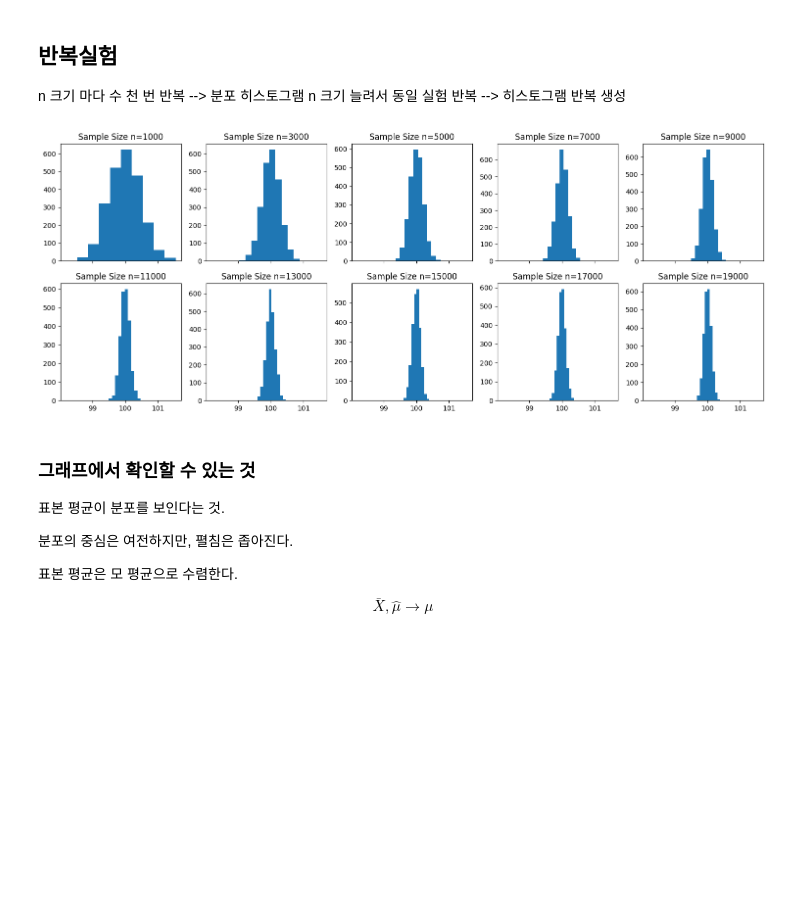
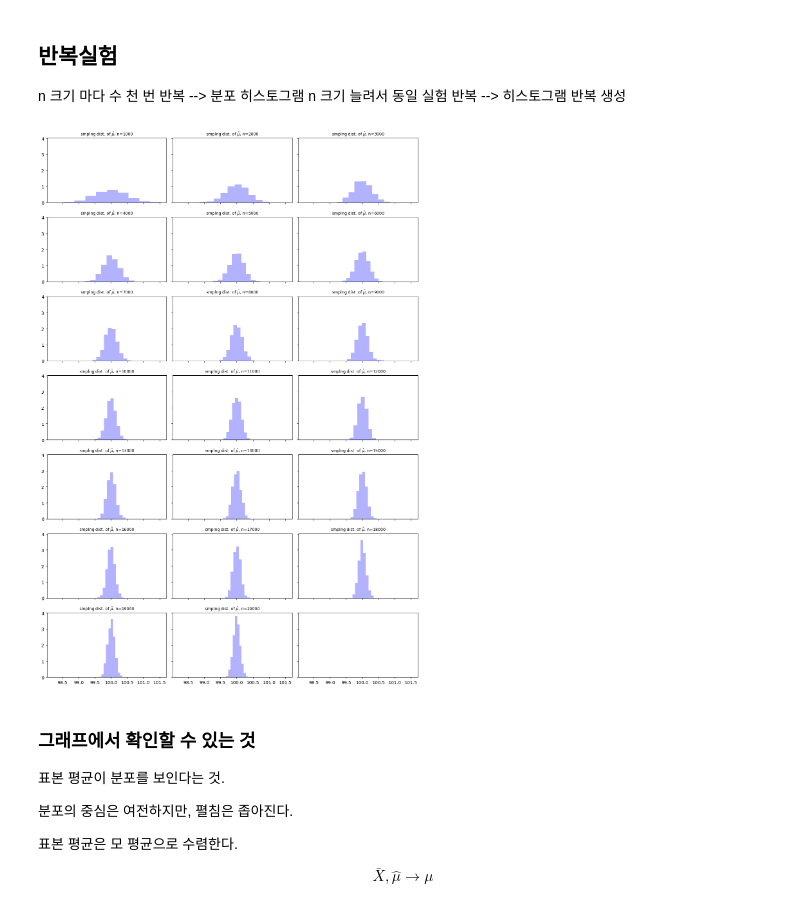
Before and after one commit to bahn28/salad, a Jupyter notebook: a11_lln_00.ipynb, the cells around one changed output. Saved outputs shown, nothing was run; the diff lists cells and outputs as text; code cells hidden in the pictures; blank space fills up the shorter version.

```diff
--- a/a11_lln_00.ipynb
+++ b/a11_lln_00.ipynb
@@ -25,7 +25,7 @@ import matplotlib.pyplot as plt
 # 1000 부터 1000 간격으로 11000까지. 마지막은 포함하지 않으므로, 총 10개 경우임.
 size_beg = 1000
 size_end = 21000
-size_stp = 2000
+size_stp = 1000
 
 # number of iterations, monte carlo simulation given sample size.
 n_itr = 2356    # 주어진 표본크기에서 n_itr 만큼 반복.실험.
@@ -34,12 +34,12 @@ n_itr = 2356    # 주어진 표본크기에서 n_itr 만큼 반복.실험.
 seed = 135678942   # 시드
 
 # 균등분포 시작, 끝, 분산 = (b-a)^2/12 =약 225.33, 표편 약 15.01
+# 정규분포라면 mu, sig 적용.
 x_beg = 74
 x_end = 126
-
-# 정규분포라면 이렇게.
-mu = 100
-sig = 15
+mu = ( x_beg + x_end ) / 2
+var = ( x_end - x_beg )**2 / 12
+sig = np.sqrt(var)
 # %% [markdown]
 ### 균등분포
  $ X_i \sim U(a, b) $이면(균등분포),
@@ -73,56 +73,66 @@ n 크기 늘려서 동일 실험 반복 --> 히스토그램 반복 생성
 # %%
 # 1. 데이터 준비. 읽기. 생성. random number
 rng = np.random.default_rng(seed)
+smpls = np.arange(size_beg, size_end, size_stp) # 다양한 표본 크기 트라이...
 
 # 2. 그림(서브플롯) 생성 준비.
-fig, axes = plt.subplots(nrows=2, ncols=5, figsize=(15, 6), sharex=True)
+sub_n = len(smpls) # 플롯 갯수, 시도하는 표본 크기
+sub_c = 3  # 열 갯수
+sub_r = int(np.ceil(sub_n/sub_c))   # 행 갯수
+fig_s = 12            # 전체 그림 가로
+box_w = fig_s/sub_c            # 플롯 가로 3
+box_h = box_w*(10/16)          # 플롯 세로, 황긍비 스타일
+
+fig, axes = plt.subplots(nrows= sub_r, ncols= sub_c, figsize=(sub_c*box_w, sub_r*box_h), sharex=True, sharey=True)
 
 # 2.1. 2차원 배열인 axes를 1차원(10개)으로 평평하게 폄.
 axes = axes.flatten()
 
 # 1.1. 계산 결과를 담을 리스트. 여기에 표본 평균을 담음.
 ## 표본 크기에서 모의실험 결과 정리. 표본크기, 평균의 평균, 평균의 표준편차
 muhat_rslt = []
 
 # 3. 반복문 실행. 이건 일종의 따블 반복문. k, i,
-for sub_i, k in enumerate(np.arange(size_beg, size_end, size_stp)):
+for sub_i, k in enumerate(smpls) : # 다양한 표본 크기 트라이... np.arange(size_beg, size_end, size_stp)):
     # 서브플롯 순서를 sub_i로 받음.
-    # for k in np.arange(size_beg, size_end, size_stp):
-    # # a에서 b까지 c씩 증가, 끝은 포함하지 않음. 인텍스 k.
+    # smpls = np.arange(size_beg, size_end, size_stp):
+    # a에서 b까지 c씩 증가, 끝은 포함하지 않음. 인텍스 k. 매번 smpls 원소 하나를 k로 받는데, n_smpl로 명칭 변경..
     n_smpl = k
 
-    # 각 서브플롯 선택, enumerate 인덱스 sub_i로 받음.
+    # 각 서브플롯 선택, enumerate 인덱스 sub_i로 받음. 이것은 0,1,... 이런 인덱스임.
     ax = axes[sub_i]
 
-    # 표본 크기 고정. 평균 관측치 묶음. 234회 => 평균치 234개, n_itr 개
+    # 표본 크기 고정. 평균 추정치 묶음 그릇(리스트) 지정. 234회 => 평균치 234개, n_itr 개
     muhat = []
 
-    # 반복문(인덱스 k) 내 반복문(인덱스 i)임.
+    # 반복문(인덱스 k, 지정된 표본 크기) 내 반복문(인덱스 i)임.
     for i in np.arange(0, n_itr, 1) :  # 0에서 itr까지 1씩 증가
-        # x = rng.normal(loc=mu, scale=sig, size=n_smpl)  # obs tbg
+        #x = rng.normal(loc=mu, scale=sig, size=n_smpl)  # obs tbg
         x = rng.uniform(x_beg, x_end, n_smpl)
-        muhat.append(np.mean(x)) # 매회 muhat 계산, 반복할 때 추가, append.
+        muhat.append(np.mean(x))     # 매회 muhat 계산, 반복할 때 추가, append.
 
     # 서브플롯 생성(반복문 i 바깥, 반복문 k 내부)
-    ax.hist(muhat)               # n_smpl = 1000, n_itr = 2345 반복시 평균 분포 히스토그램(상자그림 가능)
-    ax.set_title(f'Sample Size n={k}') # n_smpl 별 서브플롯
-    #plt.show()
+    ax.hist(muhat,
+            color="blue",
+            density='True',
+            alpha=0.3
+            )      # n_smpl = 1000, n_itr = 2345 반복시 평균 분포 히스토그램(상자그림 가능)
+    ax.set_title(f'smplng dist. of $ \\hat \\mu $, n={k}', fontsize=9) # n_smpl 별 서브플롯
 
-    # 서브 계산(인덱스 k): 표본 크기, 평균, 표준오차, 쌓아 올림.
+    # 서브 계산(인덱스 k): 표본 크기, 평균의 평균, 평균의 표준오차, 통계치 계속 쌓아 올림.
     muhat_mean = np.mean(muhat)     # 표본 크기 고정, n_itr 반복 평균치의 평균. for i 바깥임. 끝난 후.
     muhat_std = np.std(muhat, ddof=1)
+
+    # 서브 계산(인덱스 k): 통계치(평균의 평균&표준오차) 계속 쌓아 올림.
     muhat_rslt.append( [n_smpl, muhat_mean, muhat_std] )  # 표본 크기마다 계산된 통계치 쌓음.
                                                              # n의 크기와 평균의 평균, 평균의 표준편차
                                                              # 최종 산출물, 관심 대상.
     # 여기까지 인덱스 k 진행중. 인덱스 i 벗어남.
-
 # 인텍스 k 벗어남. 최종 결과들.
-# 4. 서브플롯들끼리 겹치지 않게 여백 자동 조정
-# 표본 크기가 증가하면 히스토그램이 중심으로 붕괴한다. 확인.
 plt.tight_layout()
 plt.show()
 # %% [output]
-[figure, old version]
+[figure, new version]
 # %% [markdown]
 ### 그래프에서 확인할 수 있는 것
 표본 평균이 분포를 보인다는 것.
```
Also changed, not shown: parts of 3 cells of this notebook.
